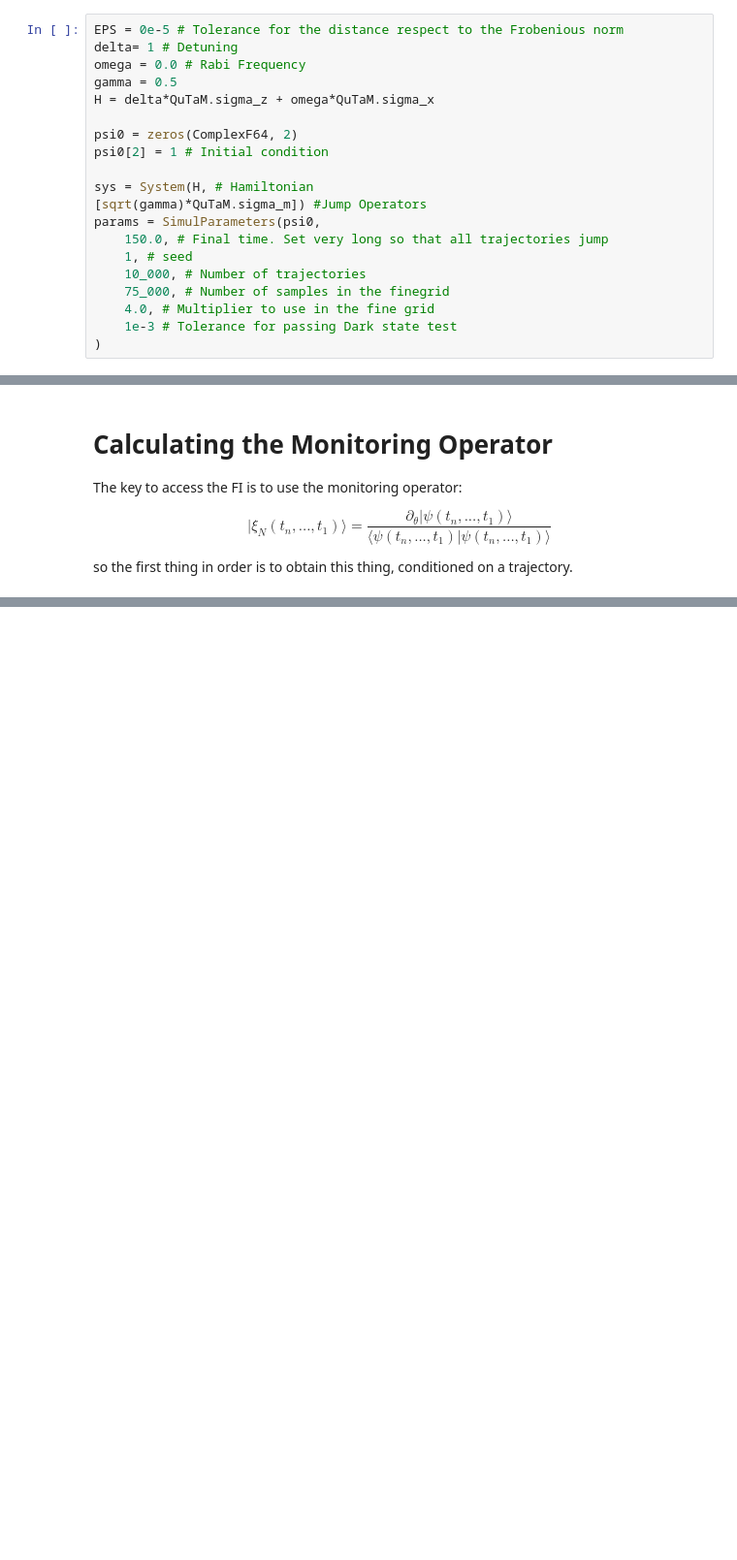
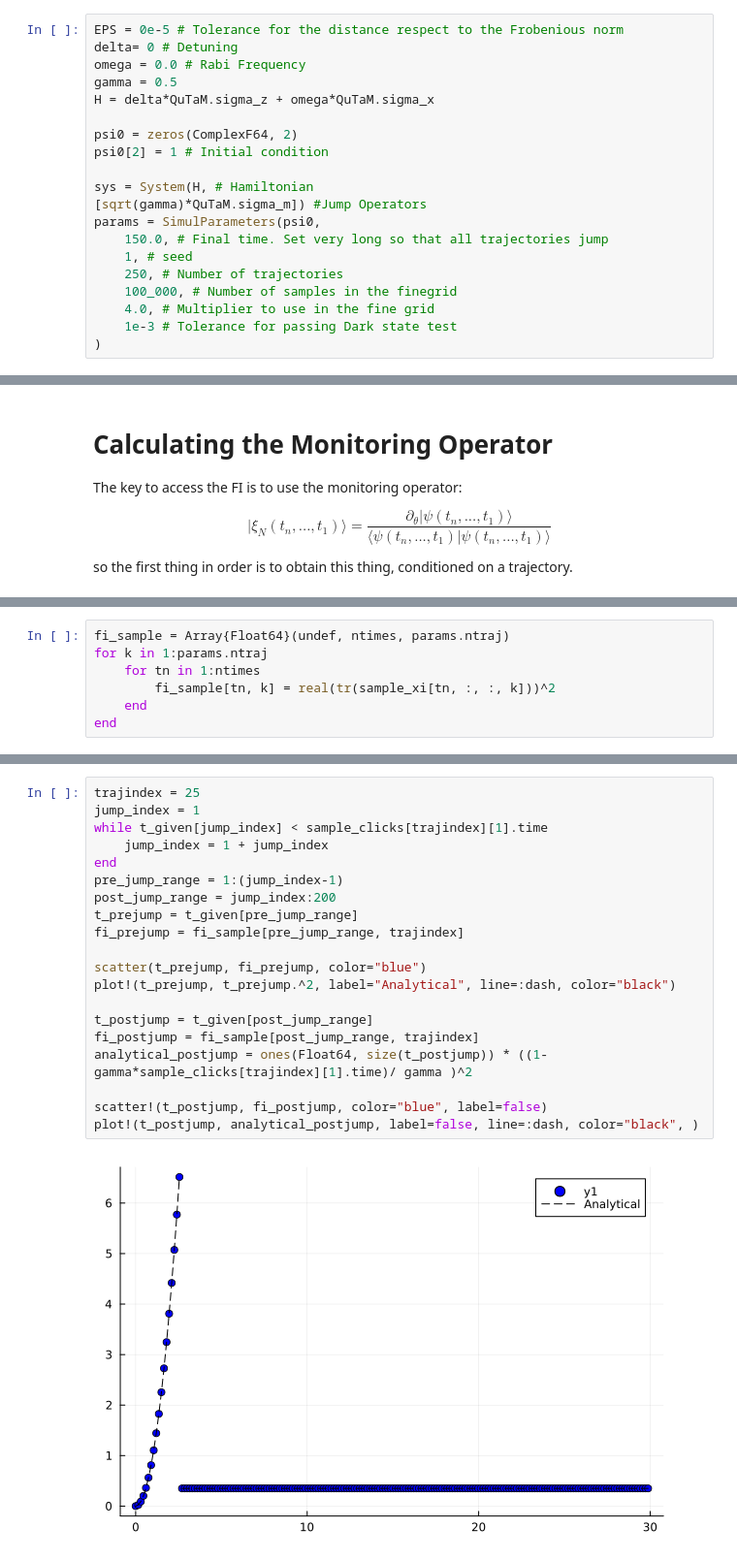
Before and after one commit to Ste1nb0cK/QuTaM.jl, a Jupyter notebook: notebooks/FisherInformation.ipynb, the cells around one changed output, grey strips where cells are left out. Shown at 97% size. Cells and saved outputs as stored; diff of their text form; blank space fills up the shorter version.

Commit message:
Fixed the FI of the samples, still the average is not converging to what it should

```diff
--- a/notebooks/FisherInformation.ipynb
+++ b/notebooks/FisherInformation.ipynb
@@ -34,7 +34,7 @@ $$ F(\gamma) = \frac{1-e^{-\gamma T}}{\gamma^2}. $$
 The first thing I want to know is how long I should look, for that I test the relaxation time.
 # %%
 EPS = 0e-5 # Tolerance for the distance respect to the Frobenious norm
-delta= 1 # Detuning
+delta= 0 # Detuning
 omega = 0.0 # Rabi Frequency
 gamma = 0.5
 H = delta*QuTaM.sigma_z + omega*QuTaM.sigma_x
@@ -47,8 +47,8 @@ sys = System(H, # Hamiltonian
 params = SimulParameters(psi0,
     150.0, # Final time. Set very long so that all trajectories jump
     1, # seed
-    10_000, # Number of trajectories
-    75_000, # Number of samples in the finegrid
+    250, # Number of trajectories
+    100_000, # Number of samples in the finegrid
     4.0, # Multiplier to use in the fine grid
     1e-3 # Tolerance for passing Dark state test
 )
@@ -336,0 +308,7 @@ plot!(t_given, (1.0.-exp.(-gamma*t_given))./gamma^2, label="Analytical", color="
+# %%
+fi_sample = Array{Float64}(undef, ntimes, params.ntraj)
+for k in 1:params.ntraj
+    for tn in 1:ntimes
+        fi_sample[tn, k] = real(tr(sample_xi[tn, :, :, k]))^2
+    end
+end
@@ -336,0 +325,22 @@ plot!(t_given, (1.0.-exp.(-gamma*t_given))./gamma^2, label="Analytical", color="
+# %%
+trajindex = 25
+jump_index = 1
+while t_given[jump_index] < sample_clicks[trajindex][1].time
+    jump_index = 1 + jump_index
+end
+pre_jump_range = 1:(jump_index-1)
+post_jump_range = jump_index:200
+t_prejump = t_given[pre_jump_range]
+fi_prejump = fi_sample[pre_jump_range, trajindex]
+
+scatter(t_prejump, fi_prejump, color="blue")
+plot!(t_prejump, t_prejump.^2, label="Analytical", line=:dash, color="black")
+
+t_postjump = t_given[post_jump_range]
+fi_postjump = fi_sample[post_jump_range, trajindex]
+analytical_postjump = ones(Float64, size(t_postjump)) * ((1-gamma*sample_clicks[trajindex][1].time)/ gamma )^2
+
+scatter!(t_postjump, fi_postjump, color="blue", label=false)
+plot!(t_postjump, analytical_postjump, label=false, line=:dash, color="black", )
+# %% [output]
+[figure, added]
```
Also changed, not shown: parts of 20 cells of this notebook.
